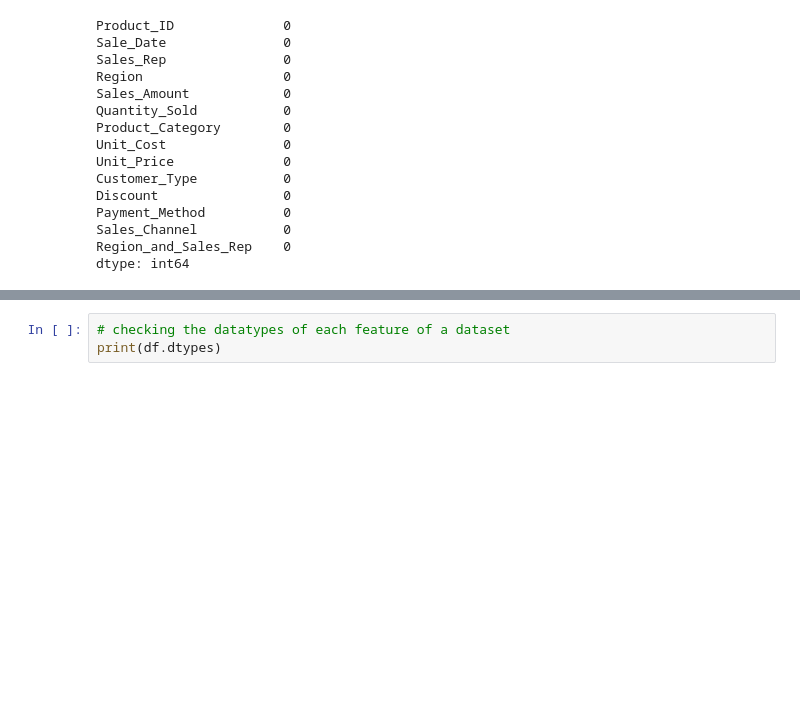
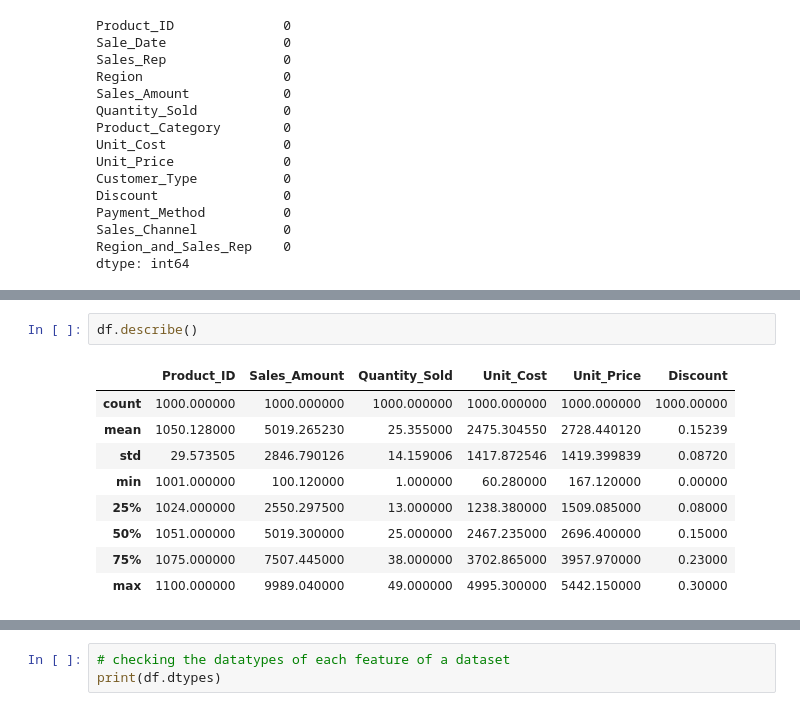
Before and after one commit to AryushGupta/AI-ML-Projects, a Jupyter notebook: E_commerce_Sales_Performance_Dashboard.ipynb, the cells around one changed output, grey strips where cells are left out. Drawn from its saved outputs; the diff is of its cells as text; blank space fills up the shorter version.

```diff
--- a/E_commerce_Sales_Performance_Dashboard.ipynb
+++ b/E_commerce_Sales_Performance_Dashboard.ipynb
@@ -75,3 +97,15 @@ dtype: int64
+# %%
+df.describe()
+# %% [output]
+|  | Product_ID | Sales_Amount | Quantity_Sold | Unit_Cost | Unit_Price | Discount |
+| count | 1000.000000 | 1000.000000 | 1000.000000 | 1000.000000 | 1000.000000 | 1000.00000 |
+| mean | 1050.128000 | 5019.265230 | 25.355000 | 2475.304550 | 2728.440120 | 0.15239 |
+| std | 29.573505 | 2846.790126 | 14.159006 | 1417.872546 | 1419.399839 | 0.08720 |
+| min | 1001.000000 | 100.120000 | 1.000000 | 60.280000 | 167.120000 | 0.00000 |
+| 25% | 1024.000000 | 2550.297500 | 13.000000 | 1238.380000 | 1509.085000 | 0.08000 |
+| 50% | 1051.000000 | 5019.300000 | 25.000000 | 2467.235000 | 2696.400000 | 0.15000 |
+| 75% | 1075.000000 | 7507.445000 | 38.000000 | 3702.865000 | 3957.970000 | 0.23000 |
+| max | 1100.000000 | 9989.040000 | 49.000000 | 4995.300000 | 5442.150000 | 0.30000 |
 # %%
 # checking the duplicate records
 duplicate_rec = df[df.duplicated()]
```
Also changed, not shown: parts of 31 cells of this notebook.
